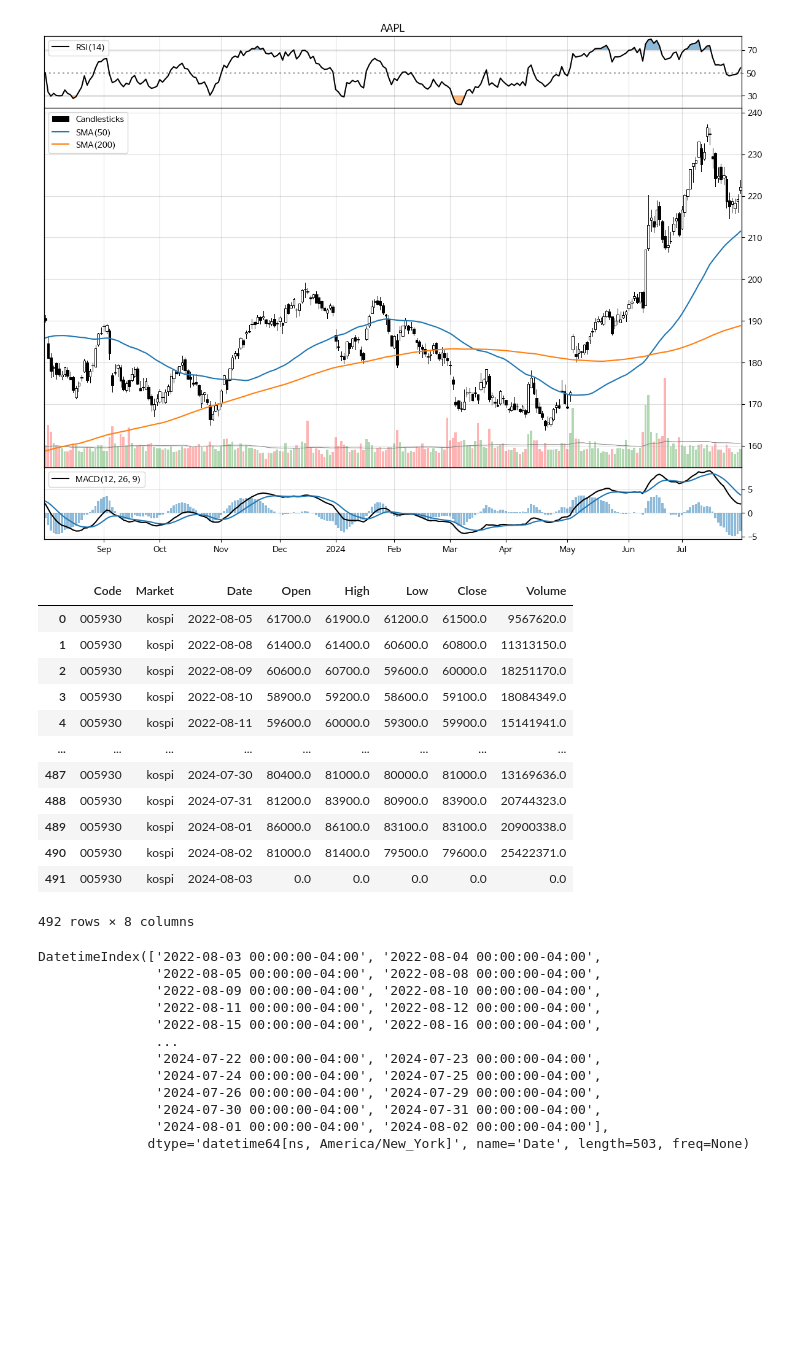
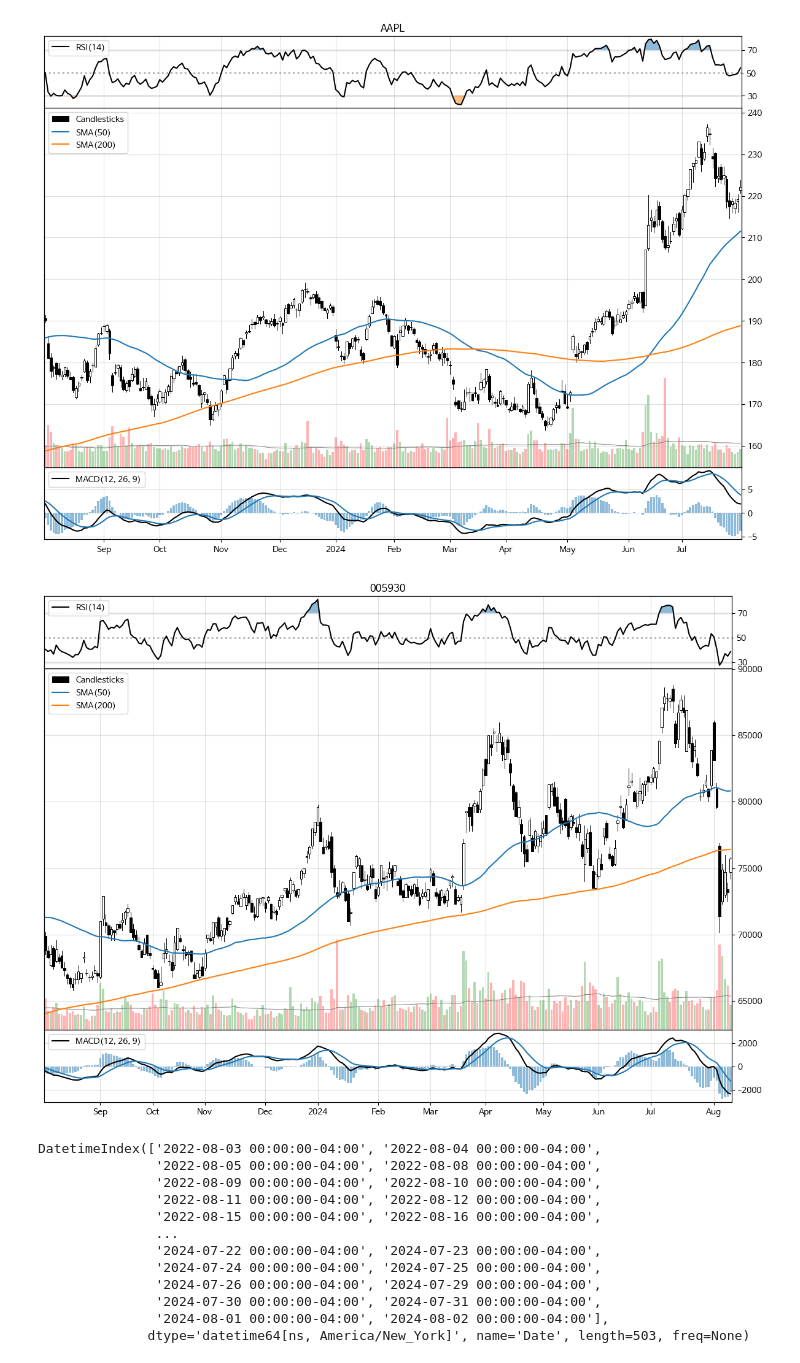
Before and after one commit to eisthf/market_analysis, a Jupyter notebook: test.ipynb, the cells around one changed output. Saved outputs shown, nothing was run; the diff lists cells and outputs as text; code cells hidden in the pictures; blank space fills up the shorter version.

```diff
--- a/test.ipynb
+++ b/test.ipynb
@@ -126,21 +159,16 @@ with chart_div:
 [figure]
 # %%
 from datetime import timedelta, date
-get_ohlc(code='005930', end_date=date.today(), start_date=end_date-timedelta(days=365*2))
+code = '005930'
+df = get_ohlc(code=code, end_date=(end_date:=date.today()), start_date=end_date-timedelta(days=365*2))
+df = df[["Date", "Open", "High", "Low", "Close", "Volume"]]
+df["Date"] = pd.to_datetime(df["Date"])
+df = df.set_index("Date")
+
+chart = Chart(title=code, max_bars=max_bars)
+chart.plot(df, indicators)
 # %% [output]
-|  | Code | Market | Date | Open | High | Low | Close | Volume |
-| 0 | 005930 | kospi | 2022-08-05 | 61700.0 | 61900.0 | 61200.0 | 61500.0 | 9567620.0 |
-| 1 | 005930 | kospi | 2022-08-08 | 61400.0 | 61400.0 | 60600.0 | 60800.0 | 11313150.0 |
-| 2 | 005930 | kospi | 2022-08-09 | 60600.0 | 60700.0 | 59600.0 | 60000.0 | 18251170.0 |
-| 3 | 005930 | kospi | 2022-08-10 | 58900.0 | 59200.0 | 58600.0 | 59100.0 | 18084349.0 |
-| 4 | 005930 | kospi | 2022-08-11 | 59600.0 | 60000.0 | 59300.0 | 59900.0 | 15141941.0 |
-| ... | ... | ... | ... | ... | ... | ... | ... | ... |
-| 487 | 005930 | kospi | 2024-07-30 | 80400.0 | 81000.0 | 80000.0 | 81000.0 | 13169636.0 |
-| 488 | 005930 | kospi | 2024-07-31 | 81200.0 | 83900.0 | 80900.0 | 83900.0 | 20744323.0 |
-| 489 | 005930 | kospi | 2024-08-01 | 86000.0 | 86100.0 | 83100.0 | 83100.0 | 20900338.0 |
-| 490 | 005930 | kospi | 2024-08-02 | 81000.0 | 81400.0 | 79500.0 | 79600.0 | 25422371.0 |
-| 491 | 005930 | kospi | 2024-08-03 | 0.0 | 0.0 | 0.0 | 0.0 | 0.0 |
-492 rows × 8 columns
+[figure, added]
 # %%
 button_next = widgets.Button(
     description='Next',
```
Also changed, not shown: parts of 6 cells of this notebook, 1 other file.
